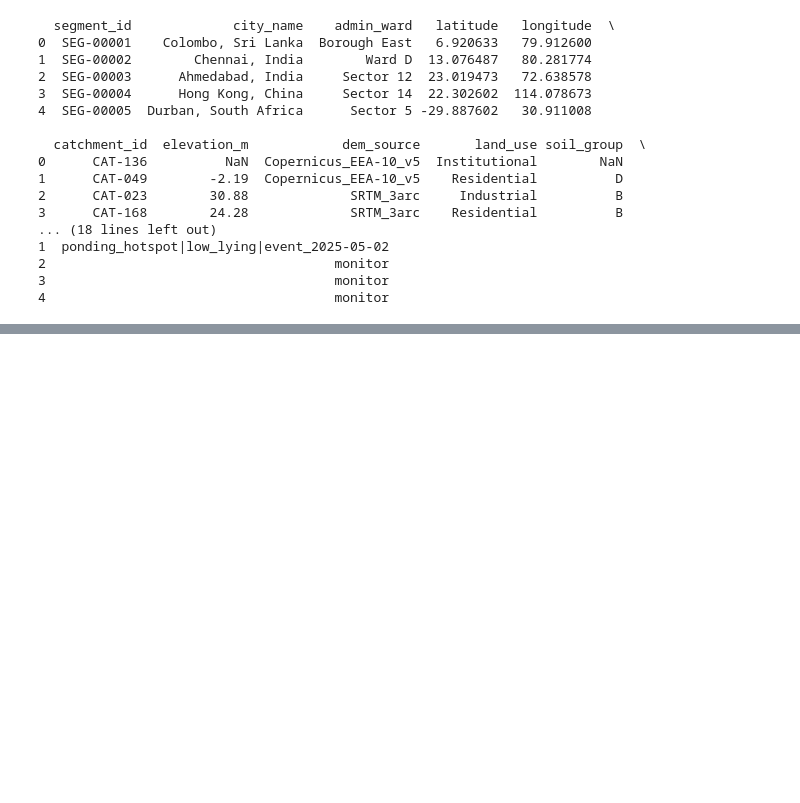
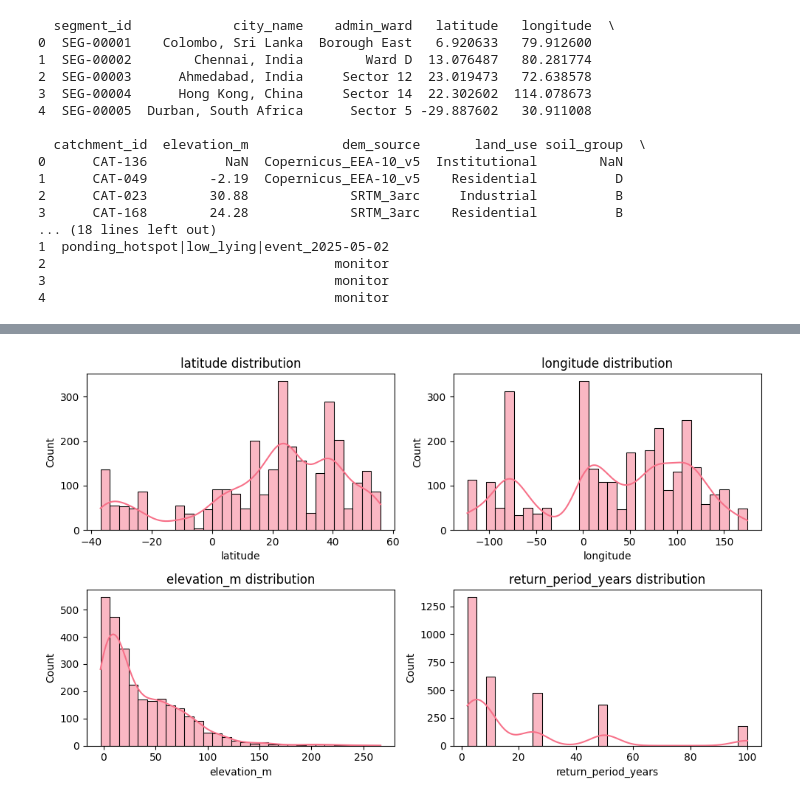
Before and after one commit to suzzk13/Urban_Flood_Risk, a Jupyter notebook: flood_risk.ipynb, the cells around one changed output, grey strips where cells are left out. Drawn from its saved outputs; the diff is of its cells as text; code cells hidden in the pictures; blank space fills up the shorter version.

```diff
--- a/flood_risk.ipynb
+++ b/flood_risk.ipynb
@@ -75,0 +309,22 @@ dtype: int64
+# %%
+import math
+
+num_cols = ["latitude","longitude","elevation_m","return_period_years"]
+n_cols = 2
+n_rows = math.ceil(len(num_cols) / n_cols)
+
+fig, axes = plt.subplots(n_rows, n_cols, figsize=(10, 6))
+axes = axes.ravel()
+
+for ax, col in zip(axes, num_cols):
+    sns.histplot(df[col].dropna(), ax=ax, kde=True, bins=30)
+    ax.set_title(f"{col} distribution")
+
+# remove empty axes if any
+for ax in axes[len(num_cols):]:
+    ax.remove()
+
+plt.tight_layout()
+plt.show()
+# %% [output]
+[figure, added]
```
Also changed, not shown: parts of 22 cells of this notebook.
